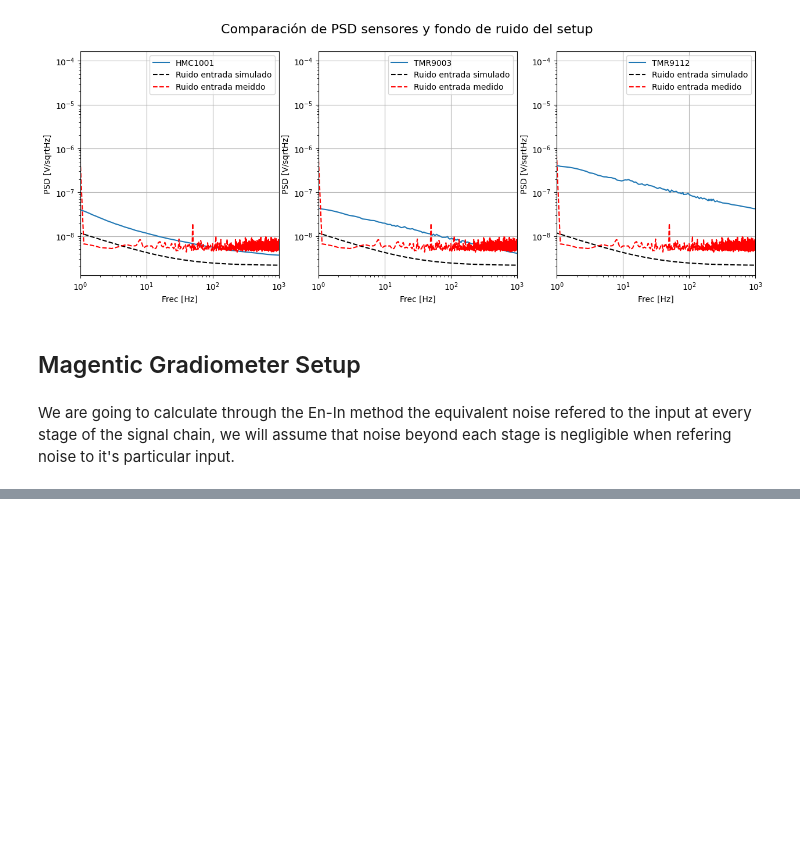
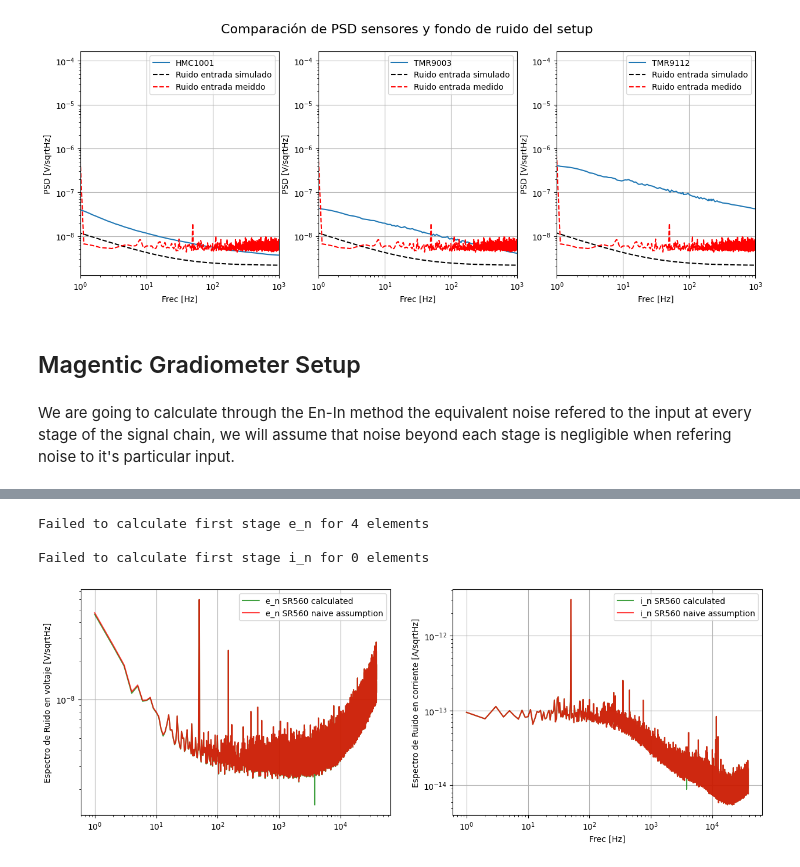
Before and after one commit to Guilldeas/General_Purpose_Analysis, a Jupyter notebook: En_In_Noise_for_Signal_Chains.ipynb, the cells around one changed output, grey strips where cells are left out. Saved outputs shown, nothing was run; the diff lists cells and outputs as text; code cells hidden in the pictures; blank space fills up the shorter version.

```diff
--- a/En_In_Noise_for_Signal_Chains.ipynb
+++ b/En_In_Noise_for_Signal_Chains.ipynb
@@ -734,0 +759,60 @@ plt.show()
+# %%
+# Refer all Noise back to Output (RTO)
+
+# Constant for all measurements where the Gradiometer was involved
+Gradiometer_Gain = (1 + (10E3 / 9.97E3)) * (1 + (10E3 / 199))
+
+Whole_Chain_RTO = Whole_Chain * 10E3 * Gradiometer_Gain
+Gradiometer_with_cables_High_R_RTO = Gradiometer_with_cables_High_R * 50E3 * Gradiometer_Gain
+Gradiometer_with_cables_Short_RTO = Gradiometer_with_cables_Short * 50E3 * Gradiometer_Gain
+Gradiometer_without_cables_High_R_RTO = Gradiometer_without_cables_High_R * 50E3 * Gradiometer_Gain
+Gradiometer_without_cables_Short_RTO = Gradiometer_without_cables_Short * 50E3 * Gradiometer_Gain
+SR560_with_cables_High_R_RTO = SR560_with_cables_High_R * 50E3
+SR560_with_cables_Short_RTO = SR560_with_cables_Short * 50E3
+DAQ_NI_6356_Short_RTO = DAQ_NI_6356_Short
+DAQ_NI_6356_High_R_RTO = DAQ_NI_6356_High_R
+
+e_n_SR, i_n_SR, e_n_DAQ, i_n_DAQ = Two_Stage_En_In(Freq, Short_first_stage_V=SR560_with_cables_Short_RTO,
+                                                   High_R_first_Stage_V=SR560_with_cables_High_R_RTO,
+                                                   First_stage_Gain=50E3,
+                                                   Short_second_stage_V=DAQ_NI_6356_Short_RTO,
+                                                   High_R_second_Stage_V=DAQ_NI_6356_High_R_RTO,
+                                                   Second_stage_Gain=1, High_R=1.52E6, Verbose=True)
+
+# Visualize
+# Add a subplot
+fig, axs = plt.subplots(1, 2, figsize=(15, 5))
+
+# Plot the data
+Alpha = 0.75
+
+axs[0].plot(Freq, e_n_SR, label='e_n SR560 calculated', color='green', alpha=Alpha)
+axs[0].plot(Freq, SR560_with_cables_Short, label='e_n SR560 naive assumption', color='red', alpha=Alpha)
+
+axs[1].plot(Freq, i_n_SR, label='i_n SR560 calculated', color='green', alpha=Alpha)
+axs[1].plot(Freq, SR560_with_cables_current, label='i_n SR560 naive assumption', color='red', alpha=Alpha)
+
+
+# Log plot
+axs[0].set_xscale('log')
+axs[0].set_yscale('log')
+axs[1].set_xscale('log')
+axs[1].set_yscale('log')
+
+# Customize the plot
+axs[1].set_xlabel('Frec [Hz]')
+axs[0].set_ylabel('Espectro de Ruido en voltaje [V/sqrtHz]')
+axs[1].set_ylabel('Espectro de Ruido en corriente [A/sqrtHz]')
+axs[0].grid()
+axs[1].grid()
+
+axs[0].legend()
+axs[1].legend()
+
+# Display the figure
+plt.show()
+# %% [output]
+Failed to calculate first stage e_n for 4 elements
+
+Failed to calculate first stage i_n for 0 elements
+[figure, added]
```
Also changed, not shown: parts of 9 cells of this notebook, 10 other files.
